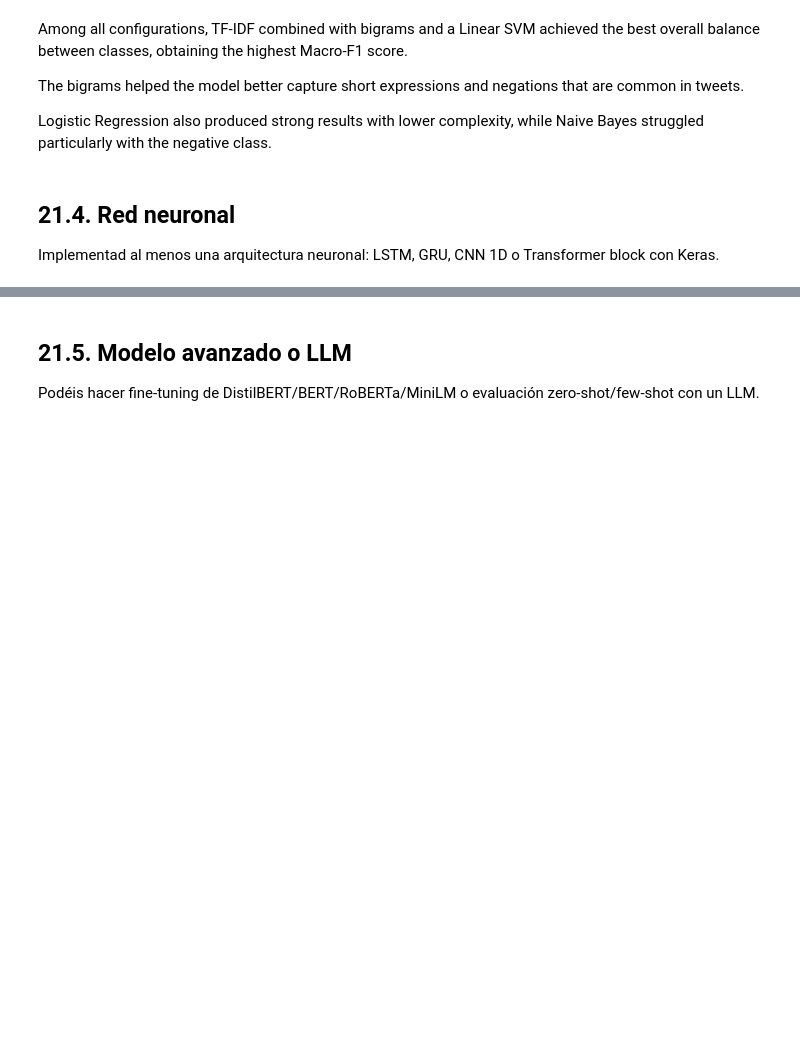
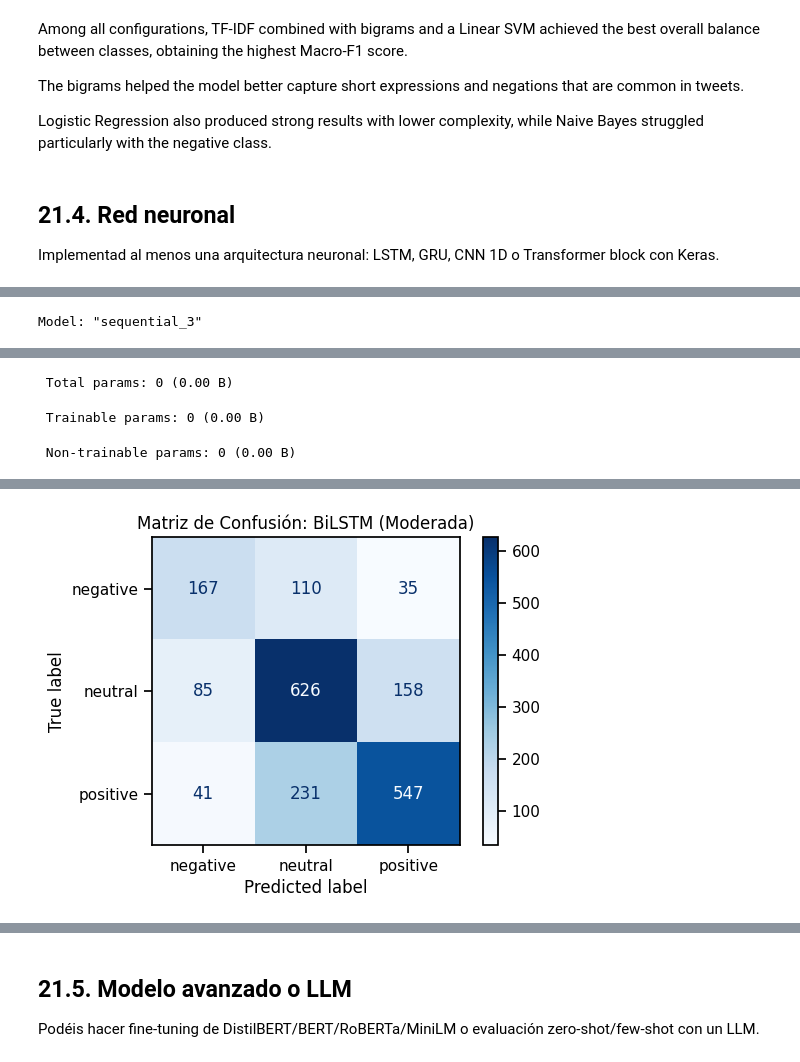
Before and after one commit to Maria-2703/NLP-Project, a Jupyter notebook: starter_practica_texto_redes_sociales.ipynb, the cells around one changed output, grey strips where cells are left out. Cells and saved outputs as stored; diff of their text form; code cells hidden in the pictures; blank space fills up the shorter version.

```diff
--- a/starter_practica_texto_redes_sociales.ipynb
+++ b/starter_practica_texto_redes_sociales.ipynb
@@ -1032,3 +1023,78 @@ Logistic Regression also produced strong results with lower complexity, while Na
 ## 21.4. Red neuronal
 
 Implementad al menos una arquitectura neuronal: LSTM, GRU, CNN 1D o Transformer block con Keras.
+# %%
+import tensorflow as tf
+from tensorflow.keras import layers
+from sklearn.preprocessing import LabelEncoder
+from tensorflow.keras.utils import to_categorical
+
+
+print("Training 2-Layer BiLSTM")
+
+# labels
+label_encoder = LabelEncoder()
+y_train = label_encoder.fit_transform(train_df['label'])
+y_val = label_encoder.transform(val_df['label'])
+
+# one-hot encoding (3 classes)
+y_train_encoded = to_categorical(y_train, num_classes=3)
+y_val_encoded = to_categorical(y_val, num_classes=3)
+
+# tensorflow dataset
+train_dataset = tf.data.Dataset.from_tensor_slices(
+    (train_df['text_moderate'].values, y_train)
+).batch(32)
+
+val_dataset = tf.data.Dataset.from_tensor_slices(
+    (val_df['text_moderate'].values, y_val)
+).batch(32)
+
+# text vectorizer
+vectorize_layer = layers.TextVectorization(
+    max_tokens=5000,
+    output_mode='int',
+    output_sequence_length=100
+)
+vectorize_layer.adapt(train_df['text_moderate'].values)
+
+# build BiLSTM model
+bilstm_model = tf.keras.Sequential([
+    vectorize_layer,
+    layers.Embedding(
+        input_dim=len(vectorize_layer.get_vocabulary()),
+        output_dim=64,
+        mask_zero=True
+    ),
+    layers.Bidirectional(layers.LSTM(64, return_sequences=True)),
+    layers.Bidirectional(layers.LSTM(32)),
+    layers.Dense(64, activation='relu'),
+    layers.Dropout(0.3),
+    layers.Dense(3, activation='softmax') # 3 classes
+])
+
+# compile
+bilstm_model.compile(
+    loss='sparse_categorical_crossentropy',  # sparse: single int (one-hot) -> categories
+    optimizer='adam',
+    metrics=['accuracy']
+)
+bilstm_model.summary()
+
+# train
+history = bilstm_model.fit(
+    train_dataset,
+    validation_data=val_dataset,
+    epochs=3
+)
+
+# prediction
+y_pred_prob = bilstm_model.predict(val_dataset)
+y_pred_bilstm = np.argmax(y_pred_prob, axis=1) # pick the index with the highest probability
+
+acc_bilstm, f1_bilstm = evaluate_model(
+    y_true=y_val,
+    y_pred=y_pred_bilstm,
+    model_name="BiLSTM (Moderada)"
+)
+# %% [output]
@@ -1034,0 +1102 @@ Implementad al menos una arquitectura neuronal: LSTM, GRU, CNN 1D o Transformer
+Model: "sequential_3"
@@ -1034,0 +1121,3 @@ Implementad al menos una arquitectura neuronal: LSTM, GRU, CNN 1D o Transformer
+ Total params: 0 (0.00 B)
+ Trainable params: 0 (0.00 B)
+ Non-trainable params: 0 (0.00 B)
@@ -1034,0 +1140 @@ Implementad al menos una arquitectura neuronal: LSTM, GRU, CNN 1D o Transformer
+[figure, added]
```
Also changed, not shown: parts of 11 cells of this notebook, 1 other file.
